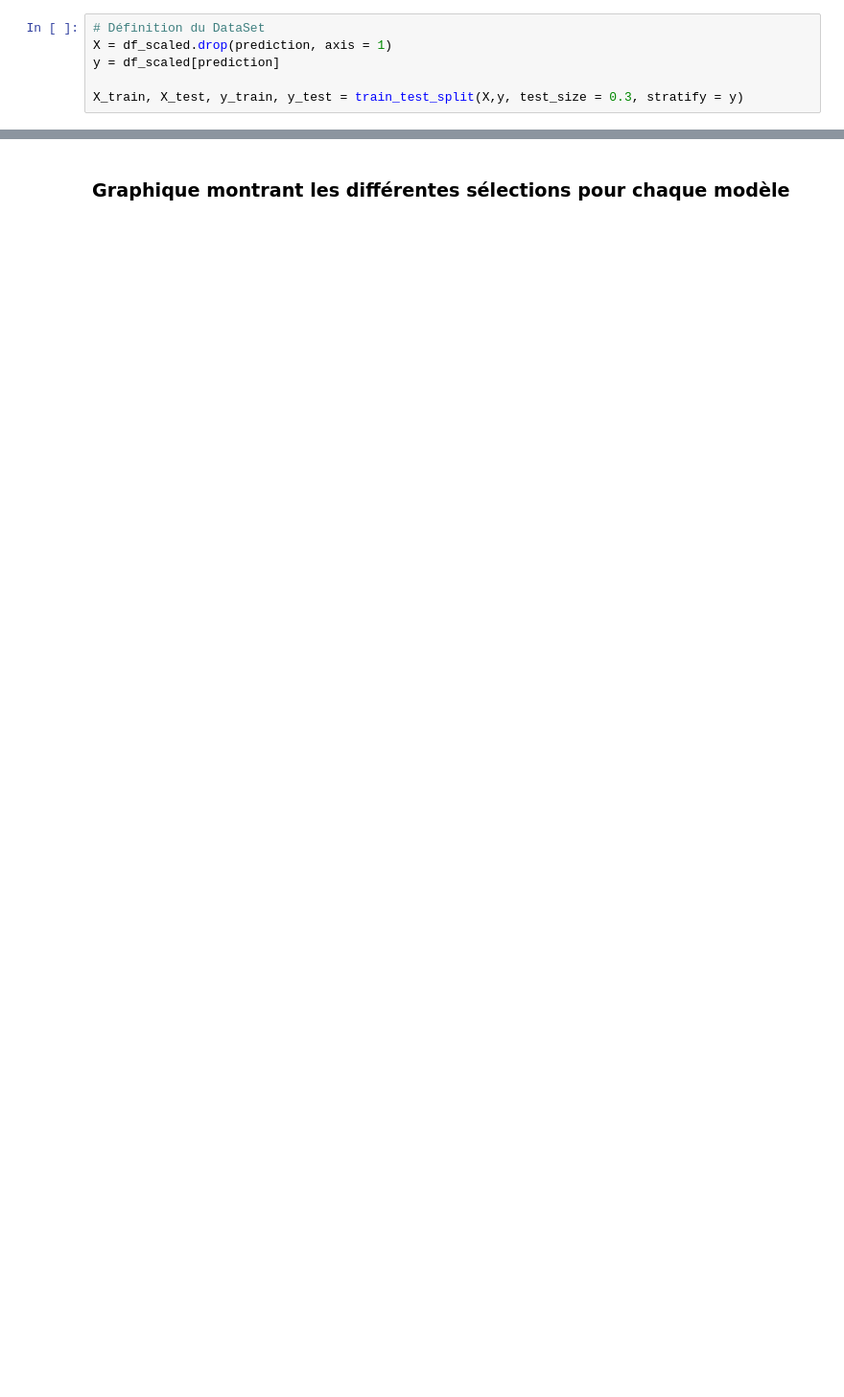
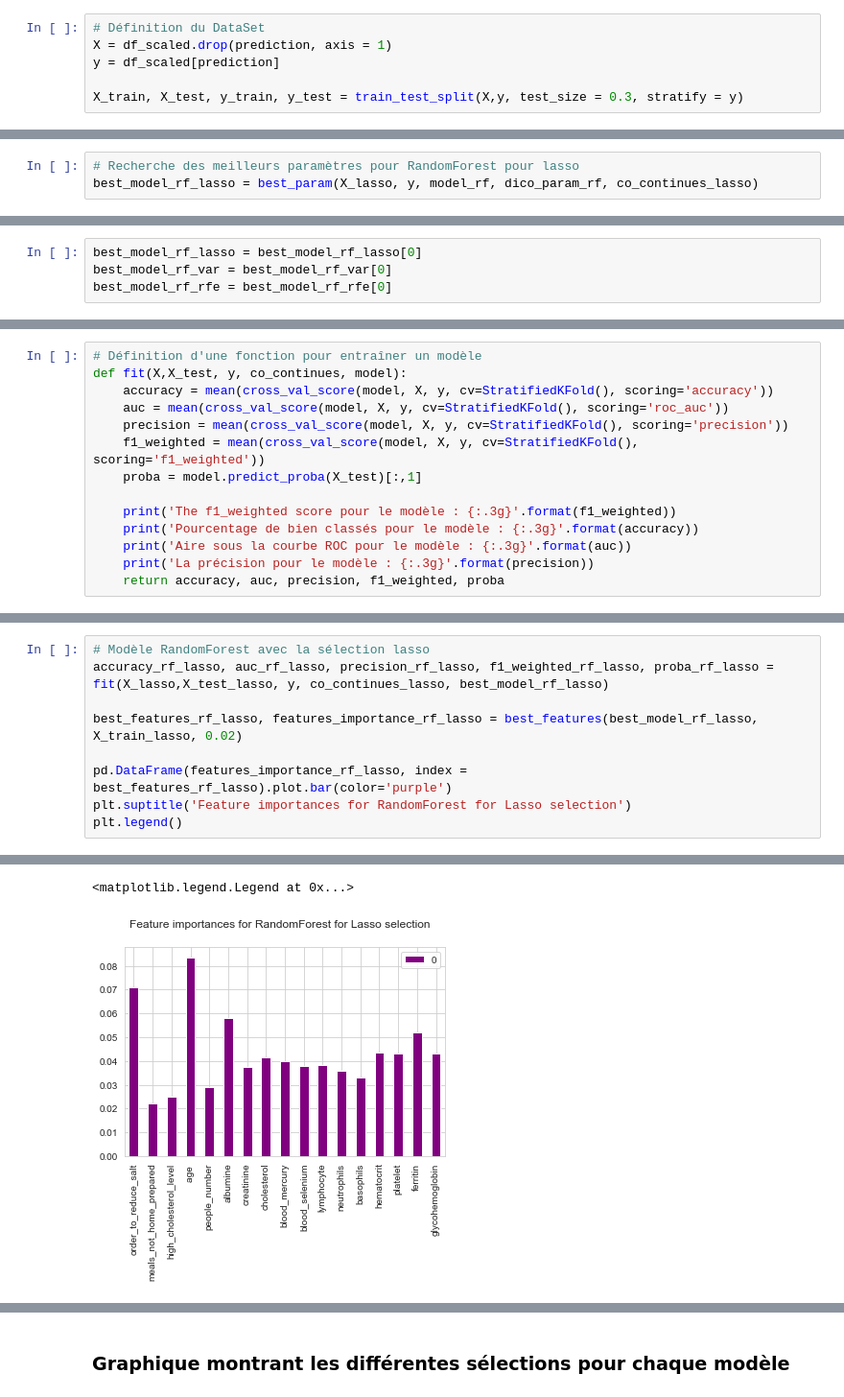
Before and after one commit to pmongruel/projet_python_2A, a Jupyter notebook: model_selection.ipynb, the cells around one changed output, grey strips where cells are left out. Shown at 96% size. Cells and saved outputs as stored; diff of their text form; blank space fills up the shorter version.

```diff
--- a/model_selection.ipynb
+++ b/model_selection.ipynb
@@ -414,0 +205,3 @@ plt.legend()
+# %%
+# Recherche des meilleurs paramètres pour RandomForest pour lasso
+best_model_rf_lasso = best_param(X_lasso, y, model_rf, dico_param_rf, co_continues_lasso)
@@ -414,0 +220,4 @@ plt.legend()
+# %%
+best_model_rf_lasso = best_model_rf_lasso[0]
+best_model_rf_var = best_model_rf_var[0]
+best_model_rf_rfe = best_model_rf_rfe[0]
@@ -414,0 +268,14 @@ plt.legend()
+# %%
+# Définition d'une fonction pour entraîner un modèle
+def fit(X,X_test, y, co_continues, model):
+    accuracy = mean(cross_val_score(model, X, y, cv=StratifiedKFold(), scoring='accuracy'))
+    auc = mean(cross_val_score(model, X, y, cv=StratifiedKFold(), scoring='roc_auc'))
+    precision = mean(cross_val_score(model, X, y, cv=StratifiedKFold(), scoring='precision'))
+    f1_weighted = mean(cross_val_score(model, X, y, cv=StratifiedKFold(), scoring='f1_weighted'))
+    proba = model.predict_proba(X_test)[:,1]
+
+    print('The f1_weighted score pour le modèle : {:.3g}'.format(f1_weighted))
+    print('Pourcentage de bien classés pour le modèle : {:.3g}'.format(accuracy))
+    print('Aire sous la courbe ROC pour le modèle : {:.3g}'.format(auc))
+    print('La précision pour le modèle : {:.3g}'.format(precision))
+    return accuracy, auc, precision, f1_weighted, proba
@@ -414,0 +295,10 @@ plt.legend()
+# %%
+# Modèle RandomForest avec la sélection lasso
+accuracy_rf_lasso, auc_rf_lasso, precision_rf_lasso, f1_weighted_rf_lasso, proba_rf_lasso = fit(X_lasso,X_test_lasso, y, co_continues_lasso, best_model_rf_lasso)
+
+best_features_rf_lasso, features_importance_rf_lasso = best_features(best_model_rf_lasso, X_train_lasso, 0.02)
+
+pd.DataFrame(features_importance_rf_lasso, index = best_features_rf_lasso).plot.bar(color='purple')
+plt.suptitle('Feature importances for RandomForest for Lasso selection')
+plt.legend()
+# %% [output]
@@ -414,0 +309,2 @@ plt.legend()
+<matplotlib.legend.Legend at 0x...>
+[figure, added]
```
Also changed, not shown: parts of 86 cells of this notebook, 4 other files.
